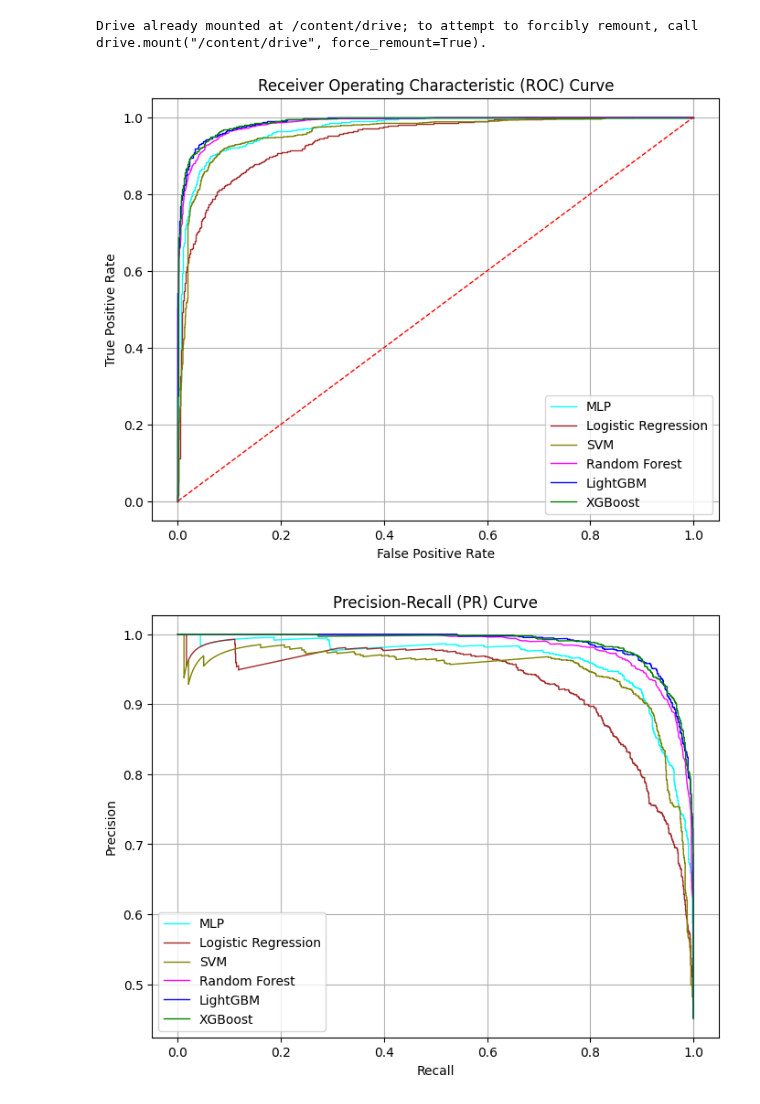
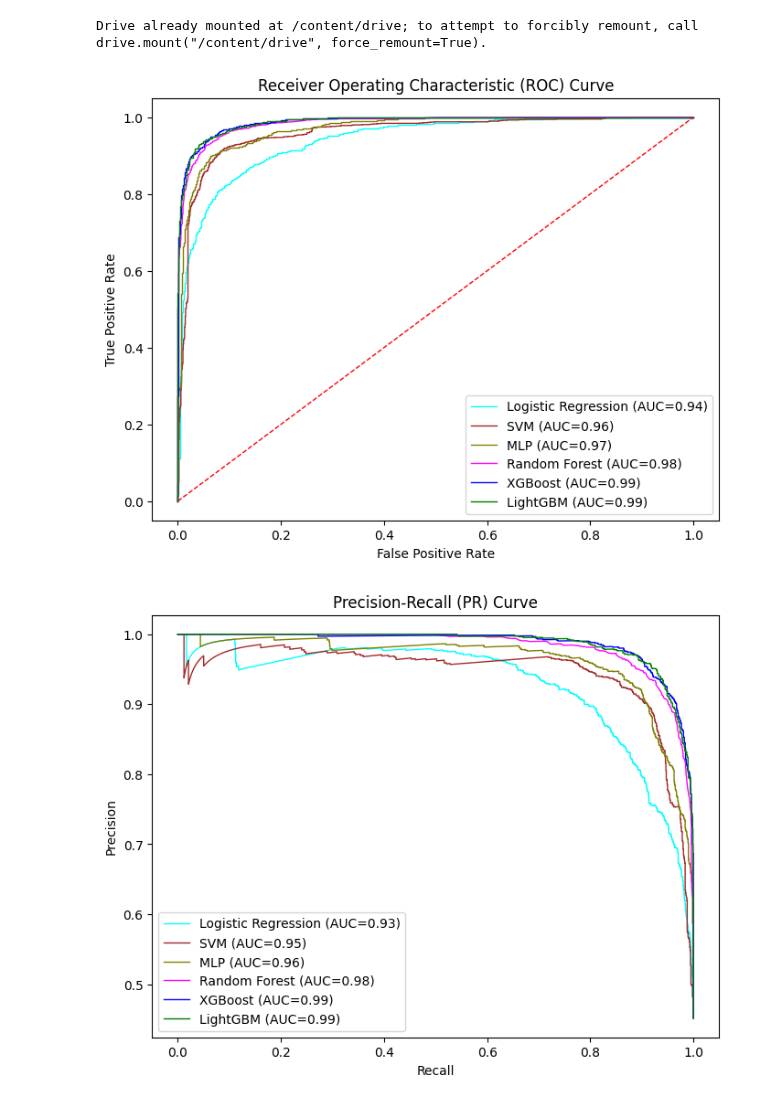
Before and after one commit to shazzad-hasan/ethereum-fraud-detection, a Jupyter notebook: results/result_analysis.ipynb, the cells around one changed output. Drawn from its saved outputs; the diff is of its cells as text; code cells hidden in the pictures.

```diff
--- a/results/result_analysis.ipynb
+++ b/results/result_analysis.ipynb
@@ -8,23 +12,20 @@ Drive already mounted at /content/drive; to attempt to forcibly remount, call dr
 # %%
-import pandas as pd
-import matplotlib.pyplot as plt
-
 roc_files = [
-    '/content/drive/MyDrive/ethereum-fraud-detection/results/roc_data_neural_net.csv',
     '/content/drive/MyDrive/ethereum-fraud-detection/results/roc_data_logistic_reg.csv',
     '/content/drive/MyDrive/ethereum-fraud-detection/results/roc_data_svm.csv',
+    '/content/drive/MyDrive/ethereum-fraud-detection/results/roc_data_neural_net.csv',
     '/content/drive/MyDrive/ethereum-fraud-detection/results/roc_data_random_forest.csv',
+    '/content/drive/MyDrive/ethereum-fraud-detection/results/roc_data_xgboost.csv',
     '/content/drive/MyDrive/ethereum-fraud-detection/results/roc_data_lightgbm.csv',
-    '/content/drive/MyDrive/ethereum-fraud-detection/results/roc_data_xgboost.csv'
-    ]
+]
 
 labels = [
-    'MLP',
     'Logistic Regression',
     'SVM',
+    'MLP',
     'Random Forest',
+    'XGBoost',
     'LightGBM',
-    'XGBoost'
 ]
 
 colors = ['cyan', 'brown', 'olive', 'magenta', 'blue', 'green']
@@ -35,7 +36,9 @@ for i, file in enumerate(roc_files):
     roc_data = pd.read_csv(file)
     fpr = roc_data['fpr']
     tpr = roc_data['tpr']
-    plt.plot(fpr, tpr, color=colors[i], label=f'{labels[i]}', linewidth=1.0)
+    auc_value = auc(fpr, tpr)
+
+    plt.plot(fpr, tpr, color=colors[i], label=f'{labels[i]} (AUC={auc_value:.2f})', linewidth=1.0)
 
 plt.plot([0, 1], [0, 1], color='red', linestyle='--', linewidth=1.0)
 
@@ -43,45 +46,46 @@ plt.title('Receiver Operating Characteristic (ROC) Curve')
 plt.xlabel('False Positive Rate')
 plt.ylabel('True Positive Rate')
 plt.legend(loc='lower right')
-plt.grid(True)
-
+# plt.grid(True)
 plt.show()
 # %% [output]
-[figure, old version]
+[figure, new version]
 # %%
 pr_files = [
-    '/content/drive/MyDrive/ethereum-fraud-detection/results/precision_recall_data_neural_net.csv',
     '/content/drive/MyDrive/ethereum-fraud-detection/results/precision_recall_data_logistic_reg.csv',
     '/content/drive/MyDrive/ethereum-fraud-detection/results/precision_recall_data_svm.csv',
+    '/content/drive/MyDrive/ethereum-fraud-detection/results/precision_recall_data_neural_net.csv',
     '/content/drive/MyDrive/ethereum-fraud-detection/results/precision_recall_data_random_forest.csv',
+    '/content/drive/MyDrive/ethereum-fraud-detection/results/precision_recall_data_xgboost.csv',
     '/content/drive/MyDrive/ethereum-fraud-detection/results/precision_recall_data_lightgbm.csv',
-    '/content/drive/MyDrive/ethereum-fraud-detection/results/precision_recall_data_xgboost.csv'
 ]
 
 labels = [
-    'MLP',
     'Logistic Regression',
     'SVM',
+    'MLP',
     'Random Forest',
+    'XGBoost',
     'LightGBM',
-    'XGBoost'
 ]
 
 colors = ['cyan', 'brown', 'olive', 'magenta', 'blue', 'green']
 
 plt.figure(figsize=(8, 6))
 
 for i, file in enumerate(pr_files):
     pr_data = pd.read_csv(file)
     precision = pr_data['precision']
     recall = pr_data['recall']
-    plt.plot(recall, precision, color=colors[i], label=f'{labels[i]}', linewidth=1.0)
+    auc_value = auc(recall, precision)
+
+    plt.plot(recall, precision, color=colors[i], label=f'{labels[i]} (AUC={auc_value:.2f})', linewidth=1.0)
 
 plt.title('Precision-Recall (PR) Curve')
 plt.xlabel('Recall')
 plt.ylabel('Precision')
 plt.legend(loc='lower left')
-plt.grid(True)
+# plt.grid(True)
 plt.show()
 # %% [output]
-[figure, old version]
+[figure, new version]
```
Also changed, not shown: parts of 1 cell of this notebook.
